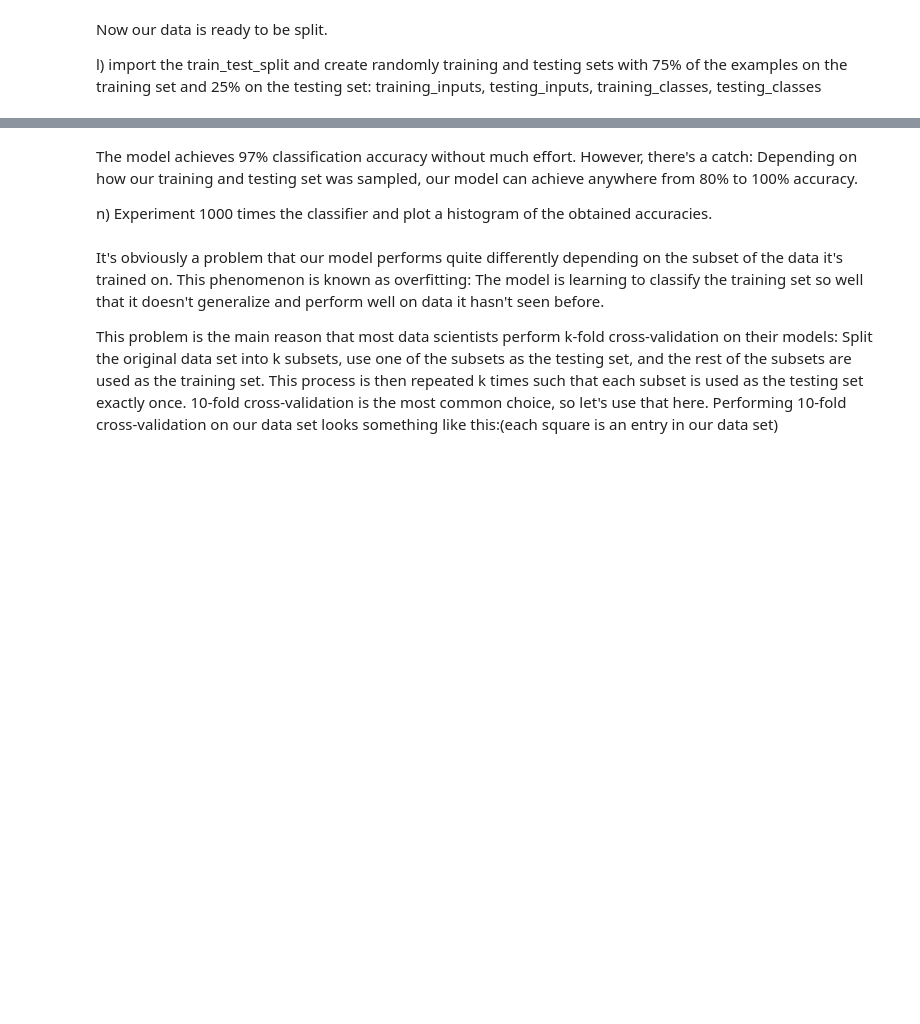
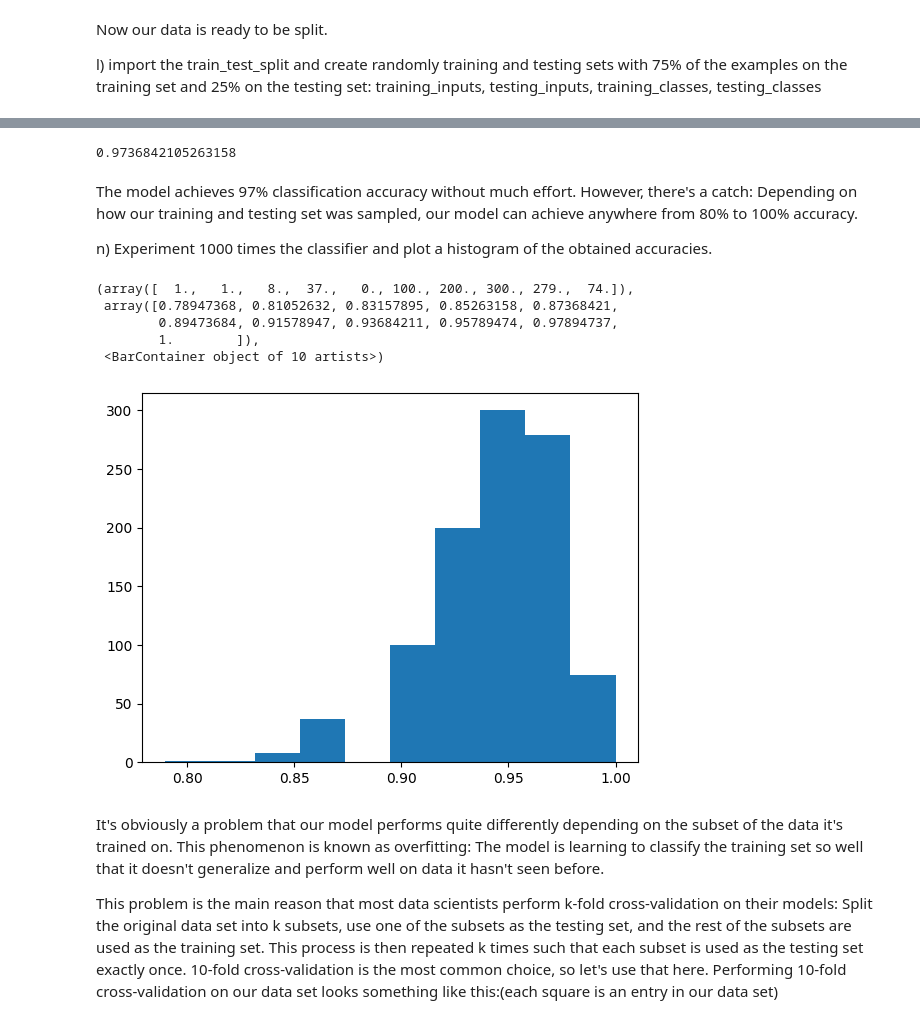
Before and after one commit to Fabio-A-Sa/Y3S2-InteligenciaArtificial, a Jupyter notebook: Exercises/TP5/TP5.ipynb, the cells around one changed output, grey strips where cells are left out. Saved outputs shown, nothing was run; the diff lists cells and outputs as text; code cells hidden in the pictures; blank space fills up the shorter version.

```diff
--- a/Exercises/TP5/TP5.ipynb
+++ b/Exercises/TP5/TP5.ipynb
@@ -317,16 +323,15 @@ m)	Import the DecisionTreeClassifier and train the classifier on the training se
 from sklearn.tree import DecisionTreeClassifier
 
 # Create the classifier
-# Your Code Here
-# ...
+classifier = DecisionTreeClassifier(random_state = 0)
 
 # Train the classifier on the training set
-# Your Code Here
-# ...
+classifier.fit(training_inputs, training_classes)
 
 # Validate the classifier on the testing set using classification accuracy
-# Your Code Here
-# ...
+classifier.score(testing_inputs, testing_classes)
+# %% [output]
+0.9736842105263158
 # %% [markdown]
 The model achieves 97% classification accuracy without much effort. However, there's a catch: Depending on how our training and testing set was sampled, our model can achieve anywhere from 80% to 100% accuracy.
 
@@ -334,16 +339,29 @@ n)	Experiment 1000 times the classifier and plot a histogram of the obtained acc
 # %%
 model_accuracies = []
 
 for repetition in range(1000):
     (training_inputs,
      testing_inputs,
      training_classes,
      testing_classes) = train_test_split(all_inputs, all_labels, test_size=0.25)
 
-    # Your Code Here
-    # ...
+    # Create the classifier
+    classifier = DecisionTreeClassifier(random_state = 0)
+
+    # Train the classifier on the training set
+    classifier.fit(training_inputs, training_classes)
+
+    # Validate the classifier on the testing set using classification accuracy
+    model_accuracies.append(classifier.score(testing_inputs, testing_classes))
 
 plt.hist(model_accuracies)
+# %% [output]
+(array([  1.,   1.,   8.,  37.,   0., 100., 200., 300., 279.,  74.]),
+ array([0.78947368, 0.81052632, 0.83157895, 0.85263158, 0.87368421,
+        0.89473684, 0.91578947, 0.93684211, 0.95789474, 0.97894737,
+        1.        ]),
+ <BarContainer object of 10 artists>)
+[figure, added]
 # %% [markdown]
 It's obviously a problem that our model performs quite differently depending on the subset of the data it's trained on. This phenomenon is known as overfitting: The model is learning to classify the training set so well that it doesn't generalize and perform well on data it hasn't seen before.
 
```
Also changed, not shown: parts of 1 cell of this notebook.
